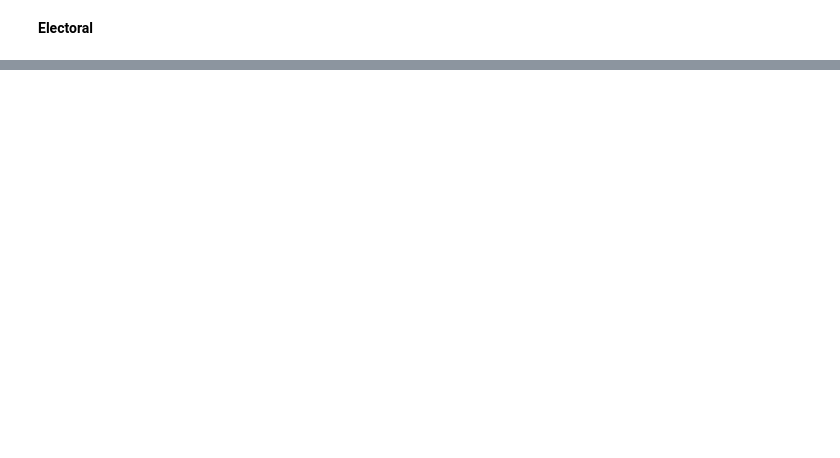
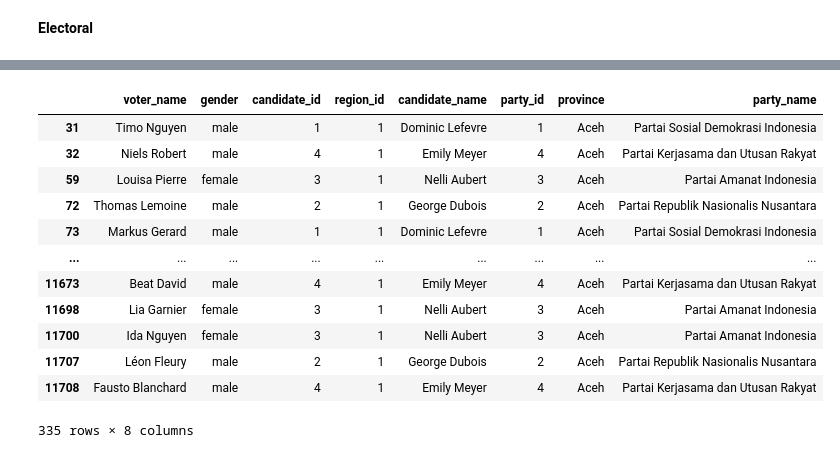
Before and after one commit to icanooooo/geographical_visualization, a Jupyter notebook: data_generation_docs.ipynb, the cells around one changed output, grey strips where cells are left out. Cells and saved outputs as stored; diff of their text form; code cells hidden in the pictures; blank space fills up the shorter version.

```diff
--- a/data_generation_docs.ipynb
+++ b/data_generation_docs.ipynb
@@ -149,3 +214,19 @@ votes_cleansed
+# %%
+votes_cleansed[votes_cleansed['province'] == 'Aceh']
+# %% [output]
+|  | voter_name | gender | candidate_id | region_id | candidate_name | party_id | province | party_name |
+| 31 | Timo Nguyen | male | 1 | 1 | Dominic Lefevre | 1 | Aceh | Partai Sosial Demokrasi Indonesia |
+| 32 | Niels Robert | male | 4 | 1 | Emily Meyer | 4 | Aceh | Partai Kerjasama dan Utusan Rakyat |
+| 59 | Louisa Pierre | female | 3 | 1 | Nelli Aubert | 3 | Aceh | Partai Amanat Indonesia |
+| 72 | Thomas Lemoine | male | 2 | 1 | George Dubois | 2 | Aceh | Partai Republik Nasionalis Nusantara |
+| 73 | Markus Gerard | male | 1 | 1 | Dominic Lefevre | 1 | Aceh | Partai Sosial Demokrasi Indonesia |
+| ... | ... | ... | ... | ... | ... | ... | ... | ... |
+| 11673 | Beat David | male | 4 | 1 | Emily Meyer | 4 | Aceh | Partai Kerjasama dan Utusan Rakyat |
+| 11698 | Lia Garnier | female | 3 | 1 | Nelli Aubert | 3 | Aceh | Partai Amanat Indonesia |
+| 11700 | Ida Nguyen | female | 3 | 1 | Nelli Aubert | 3 | Aceh | Partai Amanat Indonesia |
+| 11707 | Léon Fleury | male | 2 | 1 | George Dubois | 2 | Aceh | Partai Republik Nasionalis Nusantara |
+| 11708 | Fausto Blanchard | male | 4 | 1 | Emily Meyer | 4 | Aceh | Partai Kerjasama dan Utusan Rakyat |
+335 rows × 8 columns
 # %%
 # Result total pemenang
 votes_cleansed.groupby('candidate_name').agg({
```
Also changed, not shown: parts of 10 cells of this notebook, 5 other files.
